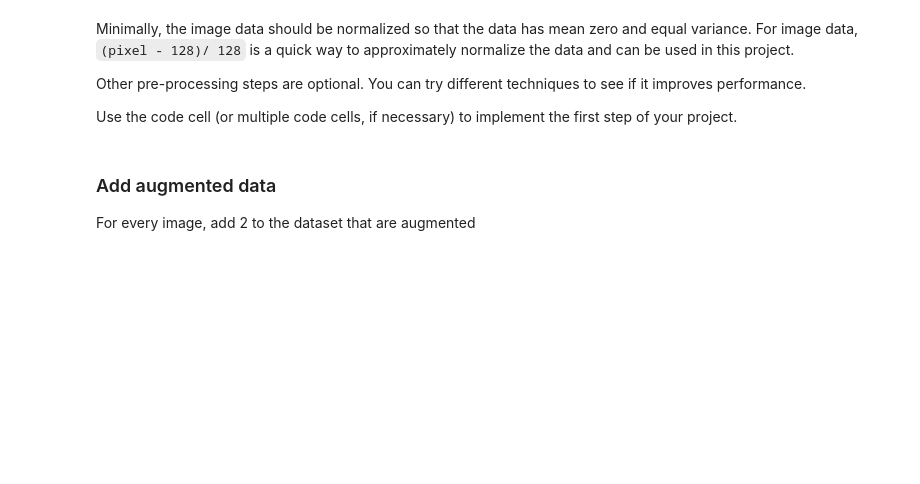
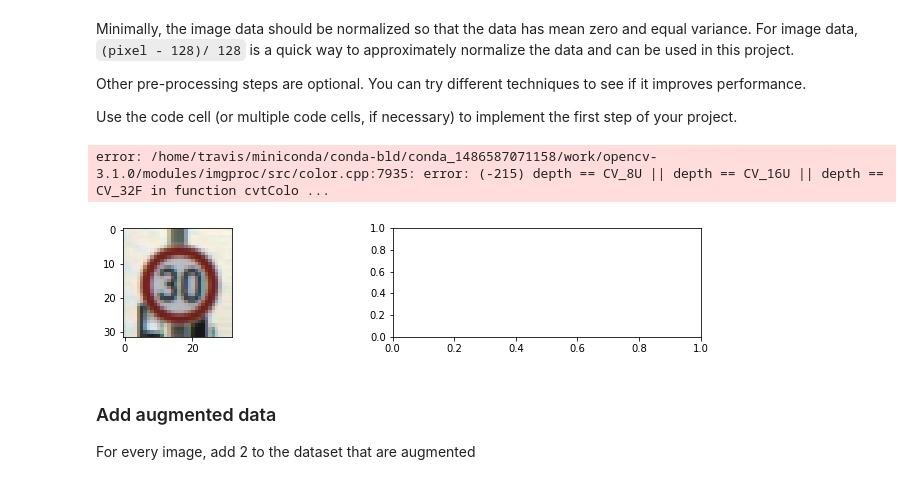
Before and after one commit to vssrcj/traffic-sign-classifier, a Jupyter notebook: Traffic_Sign_Classifier.ipynb, the cells around one changed output. Saved outputs shown, nothing was run; the diff lists cells and outputs as text; code cells hidden in the pictures; blank space fills up the shorter version.

```diff
--- a/Traffic_Sign_Classifier.ipynb
+++ b/Traffic_Sign_Classifier.ipynb
@@ -224,19 +224,36 @@ Other pre-processing steps are optional. You can try different techniques to see
 
 Use the code cell (or multiple code cells, if necessary) to implement the first step of your project.
 # %%
-def preprocess_img(img):
+def preprocess_img(im):
     def gray_scale(img):
-        YCrCb = cv2.cvtColor(img, cv2.COLOR_RGB2YCrCb)
+        x = cv2.resize(img, (32,32))
+        YCrCb = cv2.cvtColor(x, cv2.COLOR_BGR2RGB) # COLOR_RGB2YCrCb)
+        return YCrCb
         return np.resize(YCrCb[:,:,0], (32,32,1))
 
     def normalize(img):
+        return img
         a = -0.5
         b = 0.5
         minimum = 0
         maximum = 255
         return a + ((img - minimum) * (b - a)) / (maximum - minimum)
 
-    return normalize(gray_scale(img))
+    return normalize(gray_scale(im))
+
+images = np.array(train_init.images)/255
+ims = images[2630]
+plt.figure(figsize=(32, 2))
+plt.axis('off')
+grid = plt.subplot(4/4,5,1)
+grid.imshow(ims)
+plt.subplot(1, 3, 2)
+grid = plt.subplot(4/4,5,2)
+grid.imshow(preprocess_img(ims)/255)
+# plt.imshow(preprocess_img(ims))
+# %% [output]
+error: /home/travis/miniconda/conda-bld/conda_1486587071158/work/opencv-3.1.0/modules/imgproc/src/color.cpp:7935: error: (-215) depth == CV_8U || depth == CV_16U || depth == CV_32F in function cvtColo ...
+[figure, added]
 # %% [markdown]
 ### Add augmented data
 
```
Also changed, not shown: parts of 7 cells of this notebook, 3 other files.
